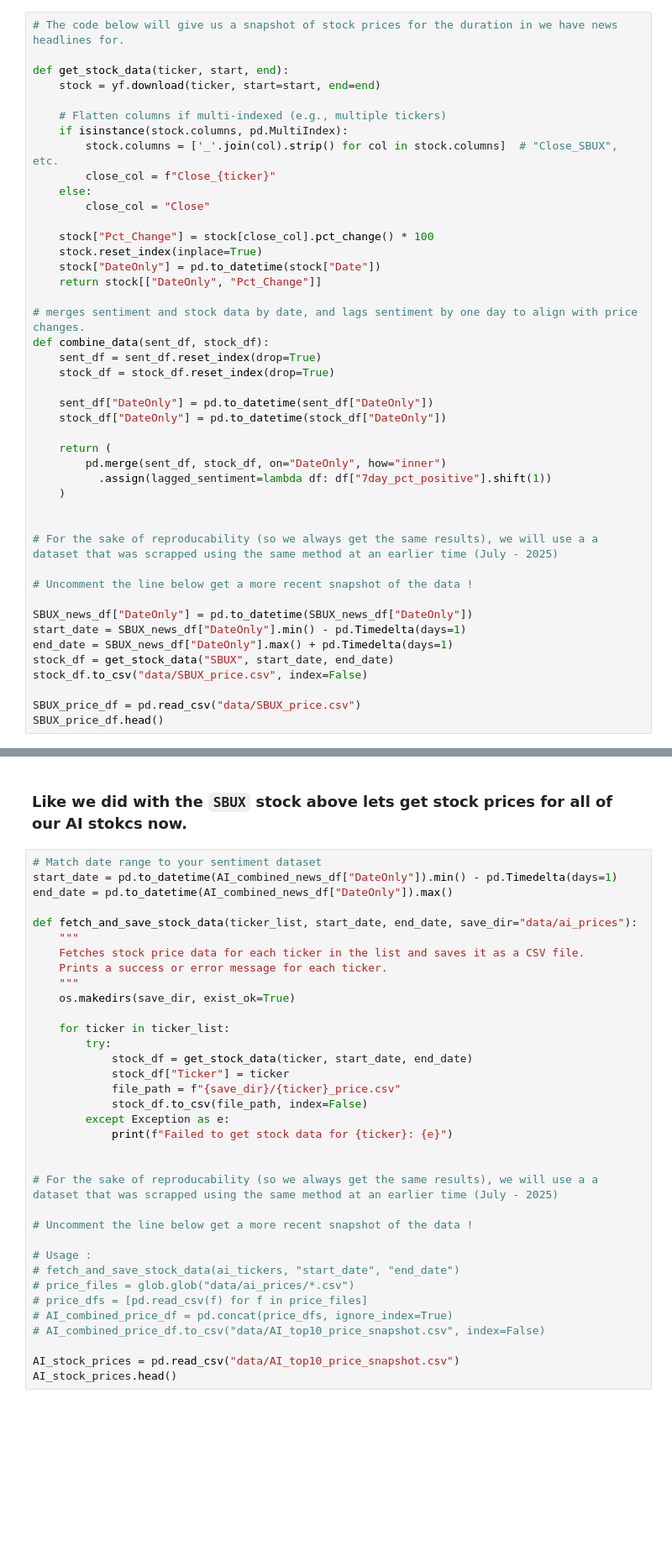
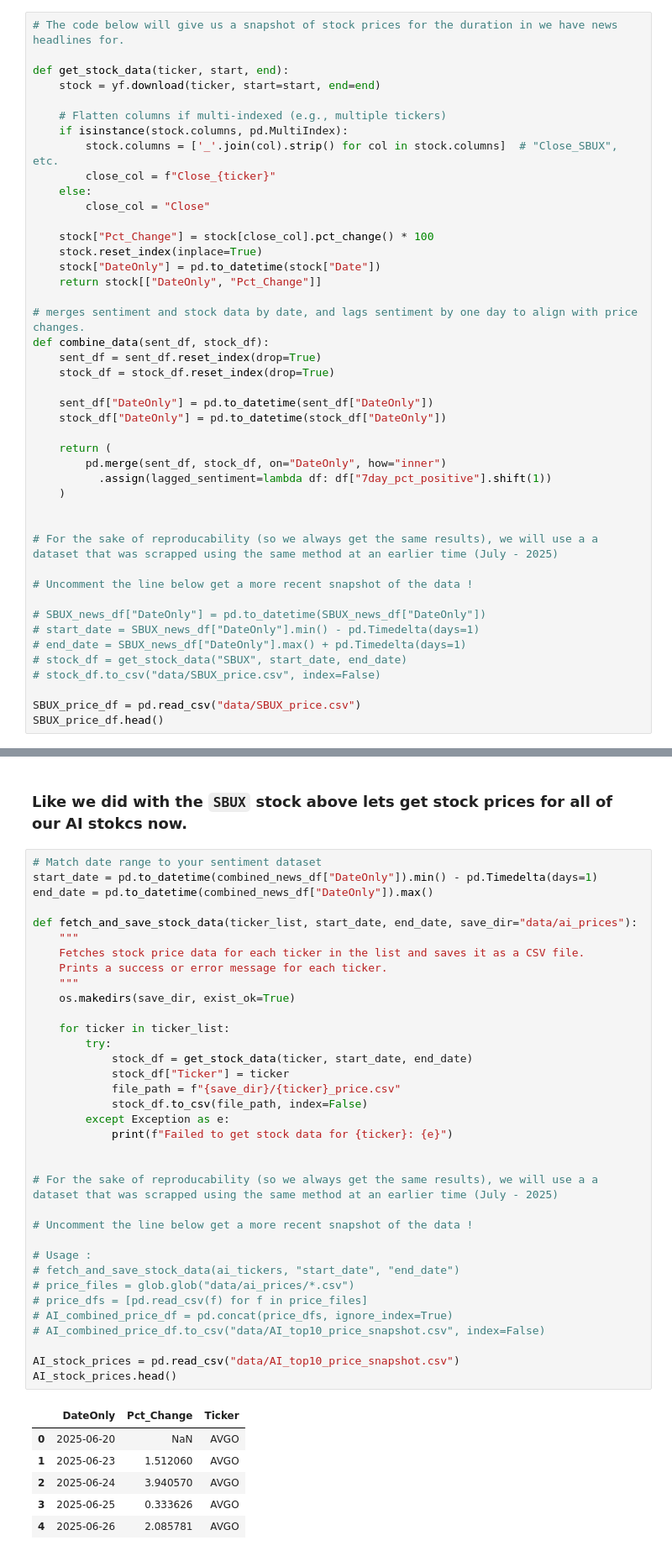
Before and after one commit to ubcecon/praxis-ubc, a Jupyter notebook: econ227_notebooks/llm_distributions.ipynb, the cells around one changed output, grey strips where cells are left out. Shown at 84% size. Cells and saved outputs as stored; diff of their text form; blank space fills up the shorter version.

```diff
--- a/econ227_notebooks/llm_distributions.ipynb
+++ b/econ227_notebooks/llm_distributions.ipynb
@@ -448,11 +407,11 @@ def combine_data(sent_df, stock_df):
 
 # Uncomment the line below get a more recent snapshot of the data !
 
-SBUX_news_df["DateOnly"] = pd.to_datetime(SBUX_news_df["DateOnly"])
-start_date = SBUX_news_df["DateOnly"].min() - pd.Timedelta(days=1)
-end_date = SBUX_news_df["DateOnly"].max() + pd.Timedelta(days=1)
-stock_df = get_stock_data("SBUX", start_date, end_date)
-stock_df.to_csv("data/SBUX_price.csv", index=False)
+# SBUX_news_df["DateOnly"] = pd.to_datetime(SBUX_news_df["DateOnly"])
+# start_date = SBUX_news_df["DateOnly"].min() - pd.Timedelta(days=1)
+# end_date = SBUX_news_df["DateOnly"].max() + pd.Timedelta(days=1)
+# stock_df = get_stock_data("SBUX", start_date, end_date)
+# stock_df.to_csv("data/SBUX_price.csv", index=False)
 
 SBUX_price_df = pd.read_csv("data/SBUX_price.csv")
 SBUX_price_df.head()
@@ -710,37 +679,44 @@ AI_sentiment_df.head()
 ### Like we did with the `SBUX` stock above lets get stock prices for all of our AI stokcs now.
 # %%
 # Match date range to your sentiment dataset
-start_date = pd.to_datetime(AI_combined_news_df["DateOnly"]).min() - pd.Timedelta(days=1)
-end_date = pd.to_datetime(AI_combined_news_df["DateOnly"]).max()
+start_date = pd.to_datetime(combined_news_df["DateOnly"]).min() - pd.Timedelta(days=1)
+end_date = pd.to_datetime(combined_news_df["DateOnly"]).max()
 
 def fetch_and_save_stock_data(ticker_list, start_date, end_date, save_dir="data/ai_prices"):
     """
     Fetches stock price data for each ticker in the list and saves it as a CSV file.
     Prints a success or error message for each ticker.
     """
     os.makedirs(save_dir, exist_ok=True)
 
     for ticker in ticker_list:
         try:
             stock_df = get_stock_data(ticker, start_date, end_date)
             stock_df["Ticker"] = ticker
             file_path = f"{save_dir}/{ticker}_price.csv"
             stock_df.to_csv(file_path, index=False)
         except Exception as e:
             print(f"Failed to get stock data for {ticker}: {e}")
 
 
 # For the sake of reproducability (so we always get the same results), we will use a a dataset that was scrapped using the same method at an earlier time (July - 2025)
 
 # Uncomment the line below get a more recent snapshot of the data !
 
 # Usage :
 # fetch_and_save_stock_data(ai_tickers, "start_date", "end_date")
 # price_files = glob.glob("data/ai_prices/*.csv")
 # price_dfs = [pd.read_csv(f) for f in price_files]
 # AI_combined_price_df = pd.concat(price_dfs, ignore_index=True)
 # AI_combined_price_df.to_csv("data/AI_top10_price_snapshot.csv", index=False)
 
 AI_stock_prices = pd.read_csv("data/AI_top10_price_snapshot.csv")
 AI_stock_prices.head()
+# %% [output]
+|  | DateOnly | Pct_Change | Ticker |
+| 0 | 2025-06-20 | NaN | AVGO |
+| 1 | 2025-06-23 | 1.512060 | AVGO |
+| 2 | 2025-06-24 | 3.940570 | AVGO |
+| 3 | 2025-06-25 | 0.333626 | AVGO |
+| 4 | 2025-06-26 | 2.085781 | AVGO |
 # %% [markdown]
```
Also changed, not shown: parts of 38 cells of this notebook.
